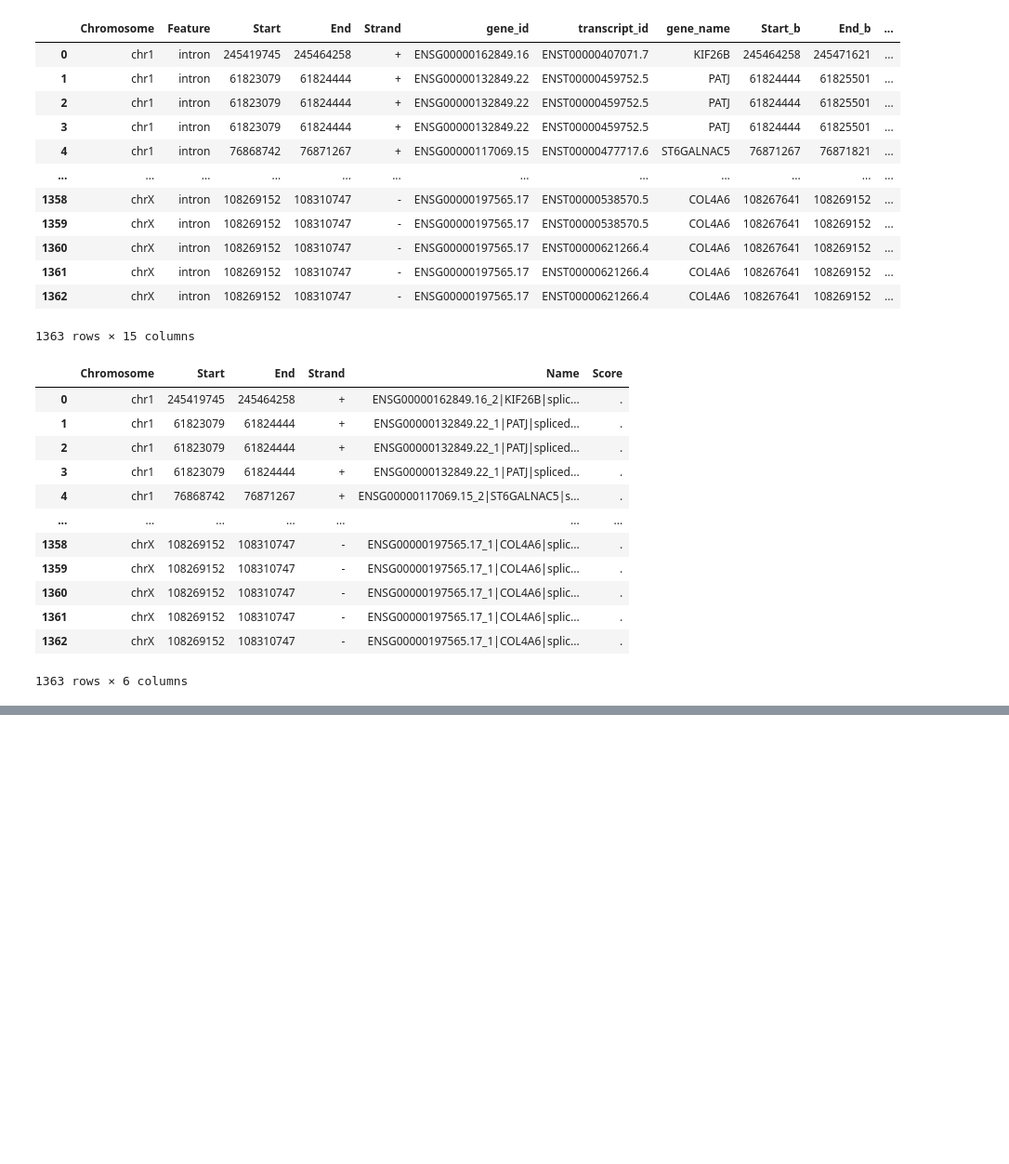
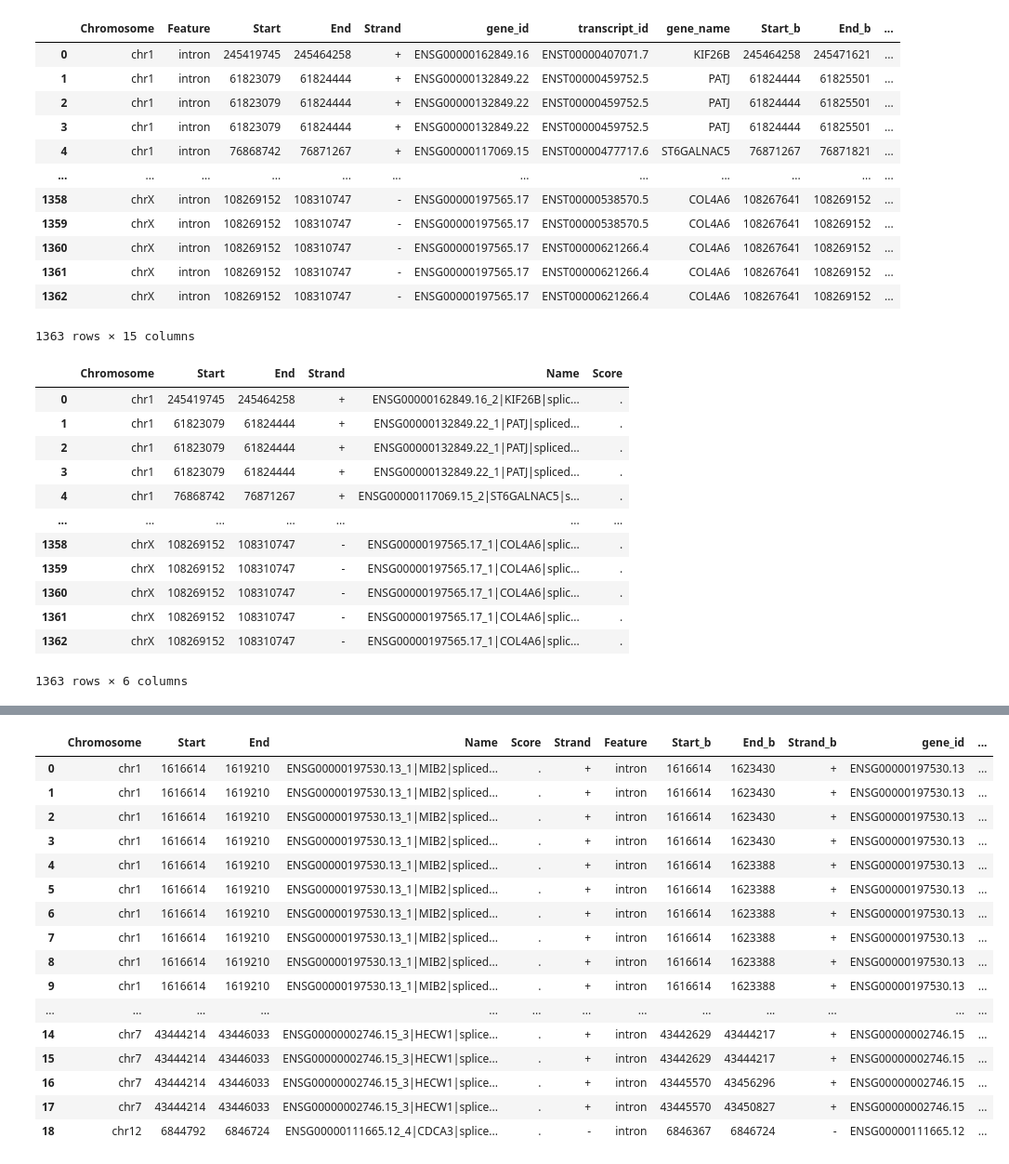
Before and after one commit to frattalab/tdp43-apa, a Jupyter notebook: postmortem/scripts/last_exons_to_sj.ipynb, the cells around one changed output, grey strips where cells are left out. Shown: that part at 93% size. Saved outputs shown, nothing was run; the diff lists cells and outputs as text; code cells hidden in the pictures; blank space fills up the shorter version.

Commit message:
infer putative ref SJs. Check matches with AL's SJ BED, try to explore differences

```diff
--- a/postmortem/scripts/last_exons_to_sj.ipynb
+++ b/postmortem/scripts/last_exons_to_sj.ipynb
@@ -183,3 +183,15 @@ le_sj_clean
 | 1361 | chrX | 108269152 | 108310747 | - | ENSG00000197565.17_1|COL4A6|splic... | . |
 | 1362 | chrX | 108269152 | 108310747 | - | ENSG00000197565.17_1|COL4A6|splic... | . |
 1363 rows × 6 columns
+# %%
+# now to get SJs for annotated ALEs
+# overlap-join SJs and LEs, allowing bookended/directly adjacent to overlap
+# subset for direct match at intron 3'end, last exon 5'EncodingWarning
+le_sj_ref = (ref_introns.join(le_cryp, strandedness="same", slack=1)
+ .subset(lambda df: ((df.Strand == "+") & (df["End"] == df["Start_b"])) |
+         ((df.Strand == "-") & (df["Start"] == df["End_b"]))
+         )
+         .drop_duplicate_positions()
+ )
+
+le_sj_ref
@@ -185,0 +216,5 @@ le_sj_clean
+# %%
+# finally generate a cleaned BED-ready file of ref SJs
+le_sj_clean_ref = le_sj_ref[["Name"]]
+le_sj_clean_ref.Score = "."
+le_sj_clean_ref
@@ -185,0 +239,4 @@ le_sj_clean
+# %%
+# now just need to check that all les are represented
+le_sj_clean = pr.concat([le_sj_clean_nov.drop_duplicate_positions(), le_sj_clean_ref])
+le_sj_clean
@@ -185,0 +273,19 @@ le_sj_clean
+# %%
+# extract gene_name as column
+le_sj_clean = le_sj_clean.assign("gene_name", lambda df: df.Name.str.split("|", expand=True)[1])
+majiq_sj = majiq_sj.assign("gene_name", lambda df: df.Name.str.split("|", expand=True)[0])
+
+# overlap-join le inferred SJs with MAJIQ SJs
+sj_le_majiq = (le_sj_clean.subset(lambda df: df.gene_name.isin(le_majiq_m_gn))
+ .join(majiq_sj.subset(lambda df: df.gene_name.isin(le_majiq_m_gn)),
+       how="left",
+       strandedness="same"
+        )
+ )
+
+# calculate difference between 3' coordinates
+(sj_le_majiq.assign("end3_diff",
+                    lambda df: abs(df.End_b - df.End) if (df.Strand == "+").all() else abs(df.Start_b - df.Start))
+                    .apply(lambda df: df.loc[df.groupby("Name")["end3_diff"].idxmin(), :])
+                    .end3_diff.describe(percentiles=[0.1 * i for i in range(0,11,1)])
+)
@@ -185,0 +404,20 @@ le_sj_clean
+# %%
+le_cryp.subset(lambda df: df.Name.isin(ids_le_cryp.difference(set(le_sj_clean.Name)))).join(ref_introns, strandedness="same", slack=1)
+# %% [output]
+|  | Chromosome | Start | End | Name | Score | Strand | Feature | Start_b | End_b | Strand_b | gene_id | ... |
+| 0 | chr1 | 1616614 | 1619210 | ENSG00000197530.13_1|MIB2|spliced... | . | + | intron | 1616614 | 1623430 | + | ENSG00000197530.13 | ... |
+| 1 | chr1 | 1616614 | 1619210 | ENSG00000197530.13_1|MIB2|spliced... | . | + | intron | 1616614 | 1623430 | + | ENSG00000197530.13 | ... |
+| 2 | chr1 | 1616614 | 1619210 | ENSG00000197530.13_1|MIB2|spliced... | . | + | intron | 1616614 | 1623430 | + | ENSG00000197530.13 | ... |
+| 3 | chr1 | 1616614 | 1619210 | ENSG00000197530.13_1|MIB2|spliced... | . | + | intron | 1616614 | 1623430 | + | ENSG00000197530.13 | ... |
+| 4 | chr1 | 1616614 | 1619210 | ENSG00000197530.13_1|MIB2|spliced... | . | + | intron | 1616614 | 1623388 | + | ENSG00000197530.13 | ... |
+| 5 | chr1 | 1616614 | 1619210 | ENSG00000197530.13_1|MIB2|spliced... | . | + | intron | 1616614 | 1623388 | + | ENSG00000197530.13 | ... |
+| 6 | chr1 | 1616614 | 1619210 | ENSG00000197530.13_1|MIB2|spliced... | . | + | intron | 1616614 | 1623388 | + | ENSG00000197530.13 | ... |
+| 7 | chr1 | 1616614 | 1619210 | ENSG00000197530.13_1|MIB2|spliced... | . | + | intron | 1616614 | 1623388 | + | ENSG00000197530.13 | ... |
+| 8 | chr1 | 1616614 | 1619210 | ENSG00000197530.13_1|MIB2|spliced... | . | + | intron | 1616614 | 1623388 | + | ENSG00000197530.13 | ... |
+| 9 | chr1 | 1616614 | 1619210 | ENSG00000197530.13_1|MIB2|spliced... | . | + | intron | 1616614 | 1623388 | + | ENSG00000197530.13 | ... |
+| ... | ... | ... | ... | ... | ... | ... | ... | ... | ... | ... | ... | ... |
+| 14 | chr7 | 43444214 | 43446033 | ENSG00000002746.15_3|HECW1|splice... | . | + | intron | 43442629 | 43444217 | + | ENSG00000002746.15 | ... |
+| 15 | chr7 | 43444214 | 43446033 | ENSG00000002746.15_3|HECW1|splice... | . | + | intron | 43442629 | 43444217 | + | ENSG00000002746.15 | ... |
+| 16 | chr7 | 43444214 | 43446033 | ENSG00000002746.15_3|HECW1|splice... | . | + | intron | 43445570 | 43456296 | + | ENSG00000002746.15 | ... |
+| 17 | chr7 | 43444214 | 43446033 | ENSG00000002746.15_3|HECW1|splice... | . | + | intron | 43445570 | 43450827 | + | ENSG00000002746.15 | ... |
+| 18 | chr12 | 6844792 | 6846724 | ENSG00000111665.12_4|CDCA3|splice... | . | - | intron | 6846367 | 6846724 | - | ENSG00000111665.12 | ... |
```
Also changed, not shown: parts of 15 cells of this notebook.
